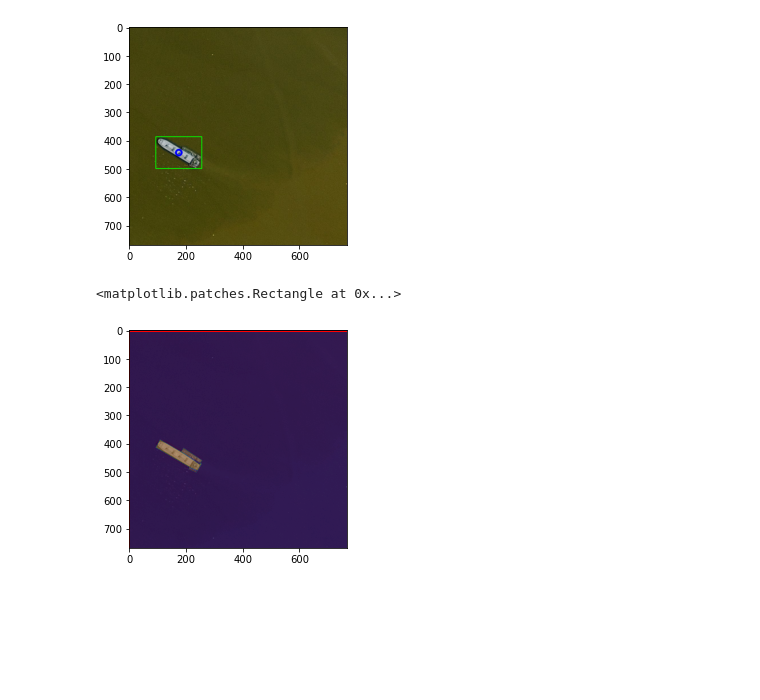
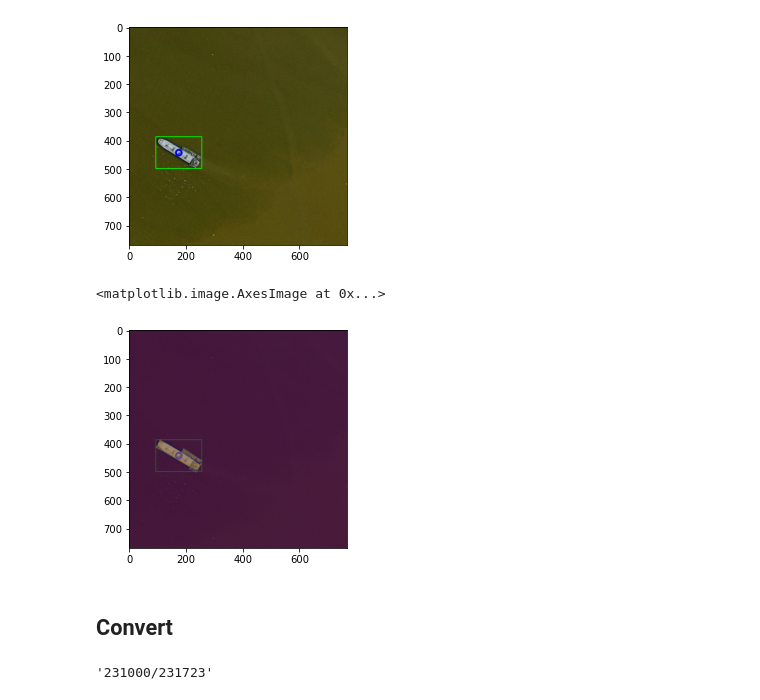
Before and after one commit to Sara980710/master_thesis, a Jupyter notebook: Dataset/Convert_to_yolo.ipynb, the cells around one changed output. Saved outputs shown, nothing was run; the diff lists cells and outputs as text; code cells hidden in the pictures; blank space fills up the shorter version.

```diff
--- a/Dataset/Convert_to_yolo.ipynb
+++ b/Dataset/Convert_to_yolo.ipynb
@@ -98,20 +126,14 @@ plt.imshow(conimage)
 <matplotlib.image.AxesImage at 0x...>
 [figure]
 # %%
-xstart, ystart, width, height = calculate_bounding_box(mask1)
-
 fig, ax = plt.subplots()
 
-ax.imshow(img)
+ax.imshow(conimage)
 ax.imshow(mask1, alpha=0.3)
 ax.imshow(mask2, alpha=0.3)
 ax.imshow(mask3, alpha=0.3)
-
-# Create a Rectangle patch
-rect = patches.Rectangle((xstart, ystart), width, height, linewidth=1, edgecolor='r', facecolor='none')
-
-# Add the patch to the Axes
-ax.add_patch(rect)
 # %% [output]
-<matplotlib.patches.Rectangle at 0x...>
+<matplotlib.image.AxesImage at 0x...>
-[figure, old version]
+[figure, new version]
+# %% [markdown]
+## Convert
@@ -118,17 +152,48 @@ ax.add_patch(rect)
 # %%
+max = df.shape[0]
 for index, row in df.iterrows():
-    # Create txt
-    path = f"{os.path.join(path_yolo, row['ImageId'].strip('.jpg'))}.txt"
-    file_object  = open(path, "a")
+    # Check if file exist
+    path = os.path.join(dataset_dir, "Original_format/train_v2",row['ImageId'])
+    if os.path.isfile(path):
 
-    # Create mask
-    mask = calculate_mask(row["EncodedPixels"])
+        # Create txt
+        path = f"{os.path.join(path_yolo, row['ImageId'].strip('.jpg'))}.txt"
+        file_object  = open(path, "a")
 
-    # Calculate bounding box
-    line = calculate_bounding_box(mask)
+        # Create mask
+        mask = calculate_mask(row["EncodedPixels"])
 
-    if line is not None:
-        file_object.write(f"{line} \n")
+        # Calculate bounding box
+        line = calculate_bounding_box(mask)
 
-    if index == 5:
-        break
+        if line is not None:
+            file_object.write(f"{line} \n")
+
+        file_object.close()
+
+    # Check if file exist
+    path = os.path.join(dataset_dir, "Original_format/test_v2",row['ImageId'])
+    if os.path.isfile(path):
+
+        # Create txt
+        path = f"{os.path.join(path_yolo_test, row['ImageId'].strip('.jpg'))}.txt"
+        file_object  = open(path, "a")
+
+        # Create mask
+        mask = calculate_mask(row["EncodedPixels"])
+
+        # Calculate bounding box
+        line = calculate_bounding_box(mask)
+
+        if line is not None:
+            file_object.write(f"{line} \n")
+
+        file_object.close()
+
+    # Print
+    if index % 1000 == 0:
+        clear_output()
+        display(f"{index}/{max}")
+display(f"{max}/{max}")
+# %% [output]
+'231000/231723'
```
Also changed, not shown: parts of 17 cells of this notebook, 4 other files.
